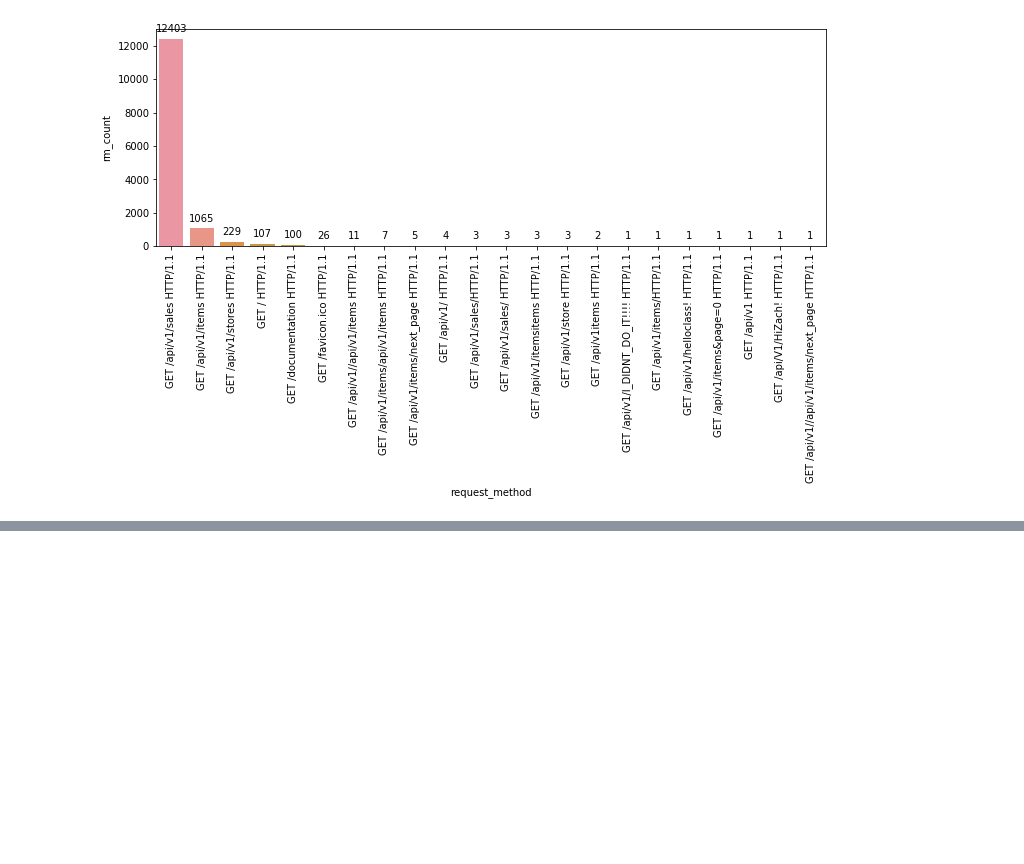
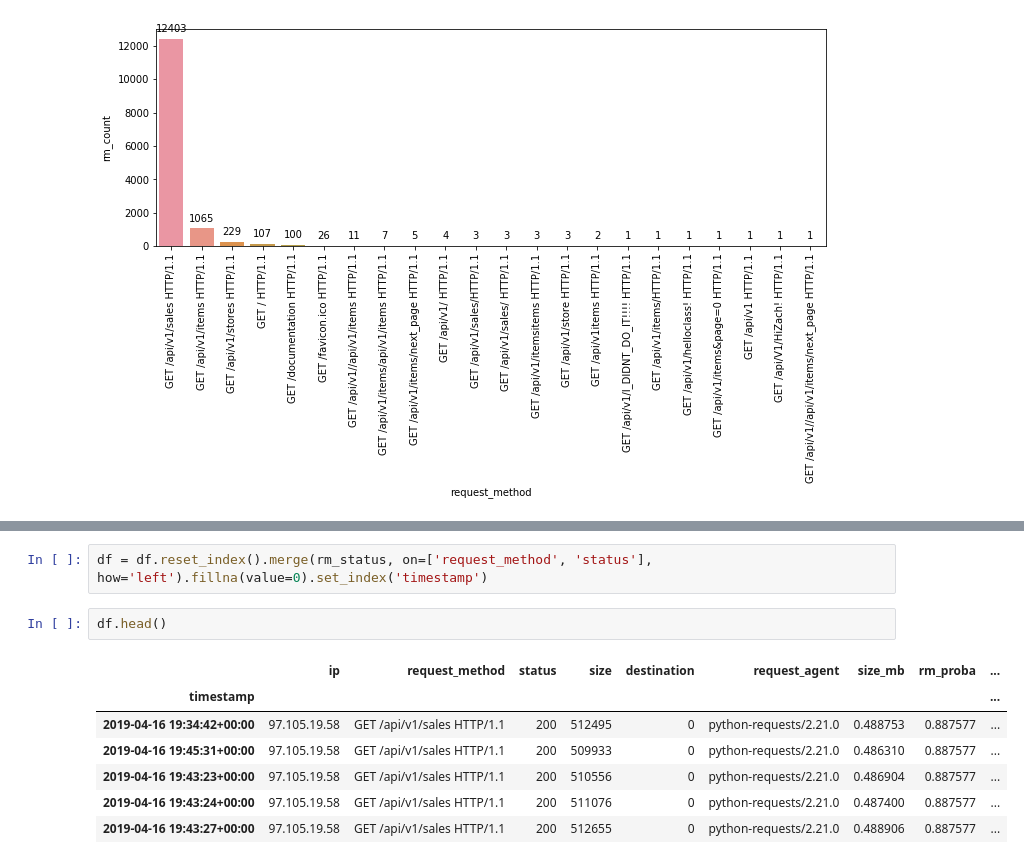
Before and after one commit to SamuelD-Data/anomaly-detection-exercises, a Jupyter notebook: discrete_anomaly_detection.ipynb, the cells around one changed output, grey strips where cells are left out. Drawn from its saved outputs; the diff is of its cells as text; blank space fills up the shorter version.

```diff
--- a/discrete_anomaly_detection.ipynb
+++ b/discrete_anomaly_detection.ipynb
@@ -191,0 +309,12 @@ for p in splot.patches:
+# %%
+df = df.reset_index().merge(rm_status, on=['request_method', 'status'], how='left').fillna(value=0).set_index('timestamp')
+# %%
+df.head()
+# %% [output]
+|  | ip | request_method | status | size | destination | request_agent | size_mb | rm_proba | ... |
+| timestamp |  |  |  |  |  |  |  |  | ... |
+| 2019-04-16 19:34:42+00:00 | 97.105.19.58 | GET /api/v1/sales HTTP/1.1 | 200 | 512495 | 0 | python-requests/2.21.0 | 0.488753 | 0.887577 | ... |
+| 2019-04-16 19:45:31+00:00 | 97.105.19.58 | GET /api/v1/sales HTTP/1.1 | 200 | 509933 | 0 | python-requests/2.21.0 | 0.486310 | 0.887577 | ... |
+| 2019-04-16 19:43:23+00:00 | 97.105.19.58 | GET /api/v1/sales HTTP/1.1 | 200 | 510556 | 0 | python-requests/2.21.0 | 0.486904 | 0.887577 | ... |
+| 2019-04-16 19:43:24+00:00 | 97.105.19.58 | GET /api/v1/sales HTTP/1.1 | 200 | 511076 | 0 | python-requests/2.21.0 | 0.487400 | 0.887577 | ... |
+| 2019-04-16 19:43:27+00:00 | 97.105.19.58 | GET /api/v1/sales HTTP/1.1 | 200 | 512655 | 0 | python-requests/2.21.0 | 0.488906 | 0.887577 | ... |
```
Also changed, not shown: parts of 11 cells of this notebook.
